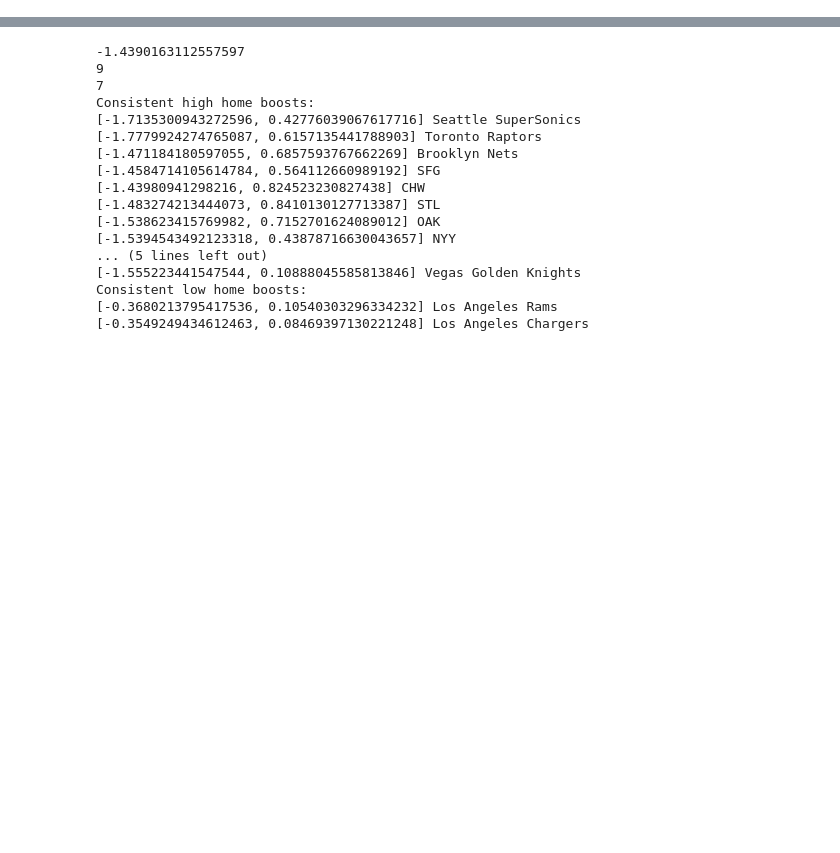
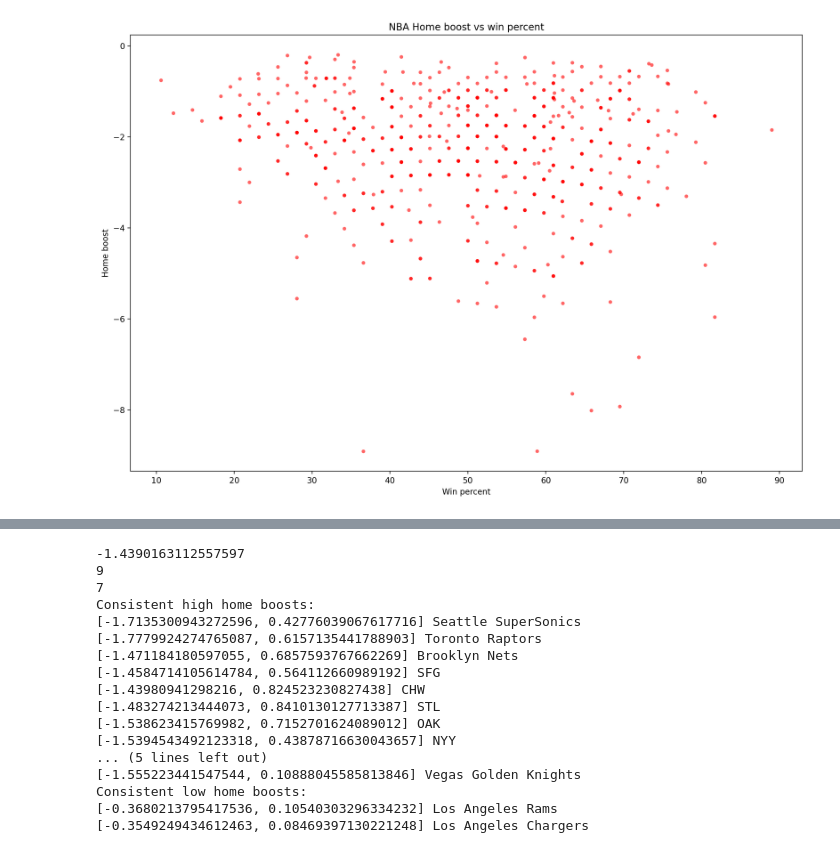
Before and after one commit to vthatte0/MATH199-CHP, a Jupyter notebook: home_boost.ipynb, the cells around one changed output, grey strips where cells are left out. Drawn from its saved outputs; the diff is of its cells as text; code cells hidden in the pictures; blank space fills up the shorter version.

```diff
--- a/home_boost.ipynb
+++ b/home_boost.ipynb
@@ -239,0 +288,15 @@ NHL mean: -1.1913769199154198
+# %%
+# Create plot
+fig = plt.figure(figsize=(15, 10), dpi=200)
+ax = fig.add_subplot(1, 1, 1, facecolor="1.0")
+ax.set_ylabel("Home boost")
+ax.set_xlabel("Win percent")
+
+
+ax.scatter(np.array(all_win_pcts["nba"]) * 100, all_home_boosts["nba"], alpha=0.6, c="red", edgecolors='none', s=20)
+
+plt.title('NBA Home boost vs win percent')
+plt.savefig('nba_home_boost_vs_win_percent')
+plt.show()
+# %% [output]
+[figure, added]
```
Also changed, not shown: parts of 7 cells of this notebook, 3 other files.
